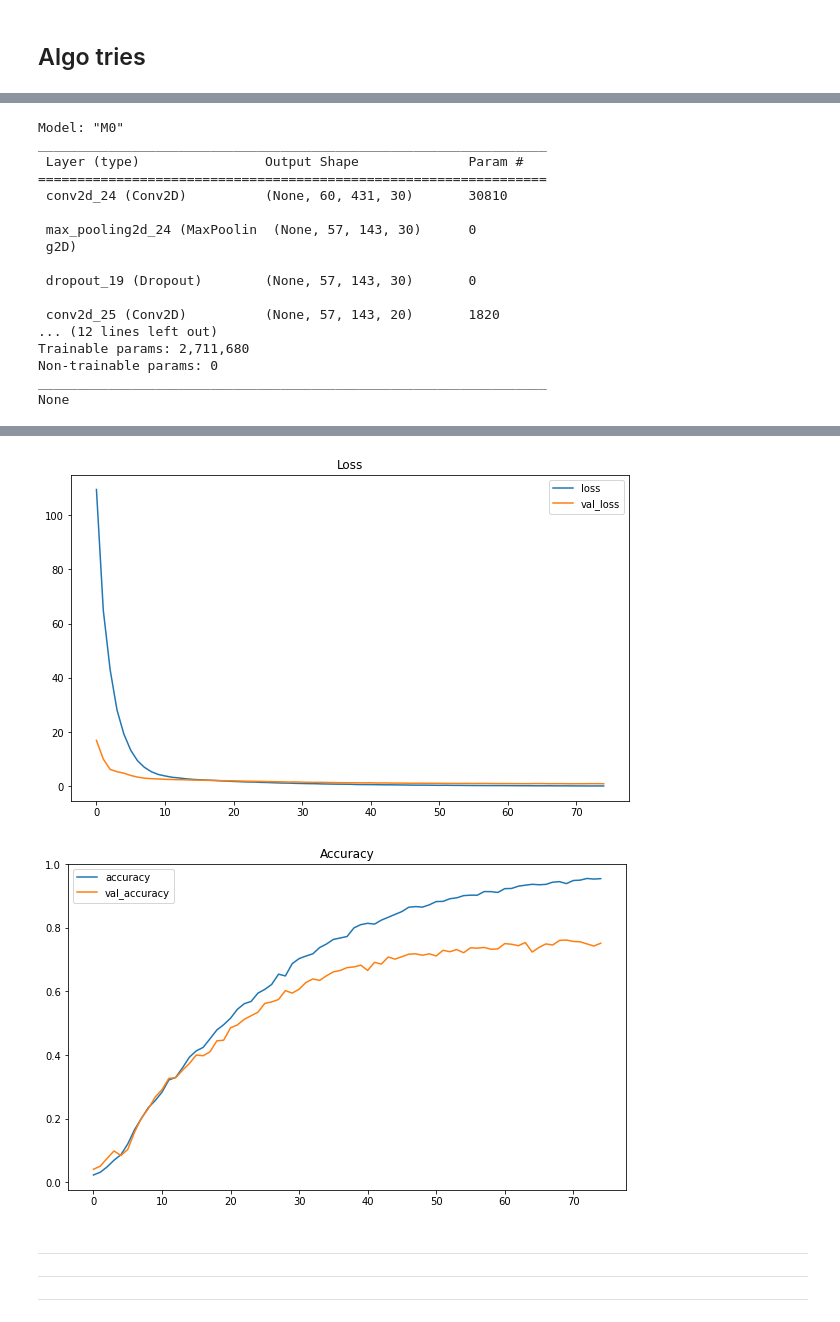
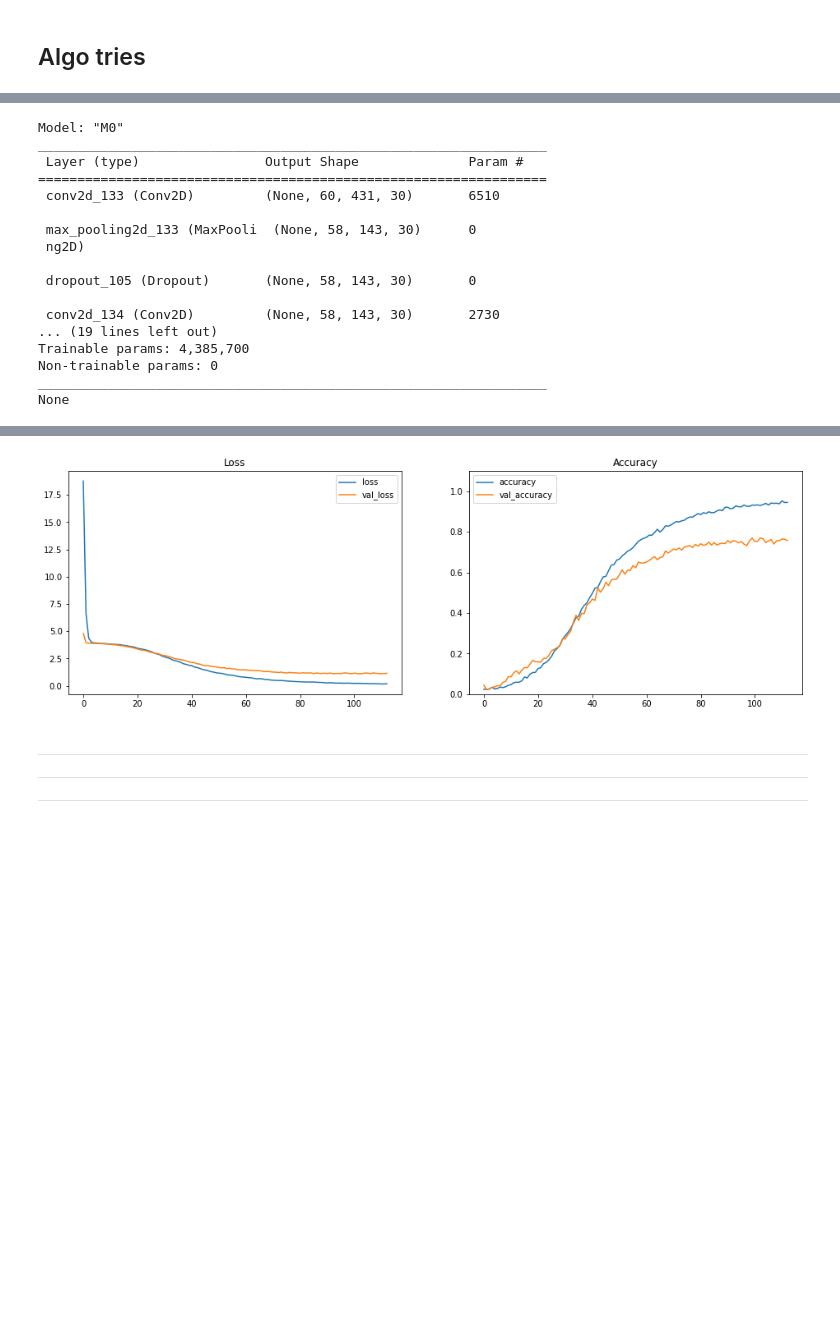
Before and after one commit to MattiaBrocco/ENV50-Sound-classification, a Jupyter notebook: CNN_MB.ipynb, the cells around one changed output, grey strips where cells are left out. Cells and saved outputs as stored; diff of their text form; code cells hidden in the pictures; blank space fills up the shorter version.

```diff
--- a/CNN_MB.ipynb
+++ b/CNN_MB.ipynb
@@ -208,16 +220,19 @@ except:
 with tpu_strategy.scope():
   # creating the model in the TPUStrategy
   # scope means we will train the model on the TPU
-  model0 =  keras.models.Sequential([keras.layers.Conv2D(filters = 30, kernel_size = [57, 6],
+  model0 =  keras.models.Sequential([keras.layers.Conv2D(filters = 30, kernel_size = [12, 6],
                                                          padding = "same", activation = "relu",
                                                          input_shape = [60, 431, 3]),
-                                     keras.layers.MaxPool2D(pool_size = (4, 4), strides = (1, 3)),
+                                     keras.layers.MaxPool2D(pool_size = (3, 3), strides = (1, 3)),
                                      keras.layers.Dropout(rate = .5),
-                                     keras.layers.Conv2D(filters = 20, kernel_size = (1, 3),
+                                     keras.layers.Conv2D(filters = 30, kernel_size = (1, 3),
+                                                         padding = "same", activation = "relu"),
+                                     keras.layers.MaxPool2D(pool_size = (1, 3), strides = (1, 3)), # DON'T TOUCH THIS LAYER
+                                     keras.layers.Conv2D(filters = 10, kernel_size = (1, 3),
                                                          padding = "same", activation = "relu"),
                                      keras.layers.MaxPool2D(pool_size = (1, 3), strides = (1, 3)),
                                      keras.layers.Flatten(),
-                                     #keras.layers.Dense(100, activation = "relu"),
+                                     keras.layers.Dense(500, activation = "relu"), # BOOSTS PERFORMANCE
                                      keras.layers.Dropout(rate = .5),
                                      keras.layers.Dense(50, activation = "softmax") ],
                                     name = "M0")
@@ -231,26 +246,27 @@ Model: "M0"
 _________________________________________________________________
  Layer (type)                Output Shape              Param #
 =================================================================
- conv2d_24 (Conv2D)          (None, 60, 431, 30)       30810
+ conv2d_133 (Conv2D)         (None, 60, 431, 30)       6510
 
- max_pooling2d_24 (MaxPoolin  (None, 57, 143, 30)      0
- g2D)
+ max_pooling2d_133 (MaxPooli  (None, 58, 143, 30)      0
+ ng2D)
 
- dropout_19 (Dropout)        (None, 57, 143, 30)       0
+ dropout_105 (Dropout)       (None, 58, 143, 30)       0
 
- conv2d_25 (Conv2D)          (None, 57, 143, 20)       1820
-... (12 lines left out)
-Trainable params: 2,711,680
+ conv2d_134 (Conv2D)         (None, 58, 143, 30)       2730
+... (19 lines left out)
+Trainable params: 4,385,700
 Non-trainable params: 0
 _________________________________________________________________
 None
 # %%
-history0 = model0.fit(X_train, y_train, epochs = 100, batch_size = BATCH_SIZE1,
-                      validation_data = (X_valid, y_valid), verbose = 1,
-                      callbacks = [keras.callbacks.EarlyStopping(patience = 5)])
+history0 = model0.fit(X_train, y_train, epochs = 200, batch_size = BATCH_SIZE1,
+                      validation_data = (X_valid, y_valid), verbose = 0,
+                      callbacks = [keras.callbacks.EarlyStopping(patience = 10)])
 
-evaluation.plot_loss(history0)
-evaluation.plot_accuracy(history0)
+fig0, ax0 = plt.subplots(1, 2, figsize = (16, 5))
+evaluation.plot_loss(history0, ax0[0])
+evaluation.plot_accuracy(history0, ax0[1])
 
 print()
 scores0 = model0.evaluate(X_test, y_test, verbose = 2)
@@ -280,5 +283,4 @@ Memory used: 1146.6 Mb
-[figure, old version]
+[figure, new version]
-[figure, removed]
 # %% [markdown]
 ---
 ---
```
Also changed, not shown: parts of 5 cells of this notebook.
